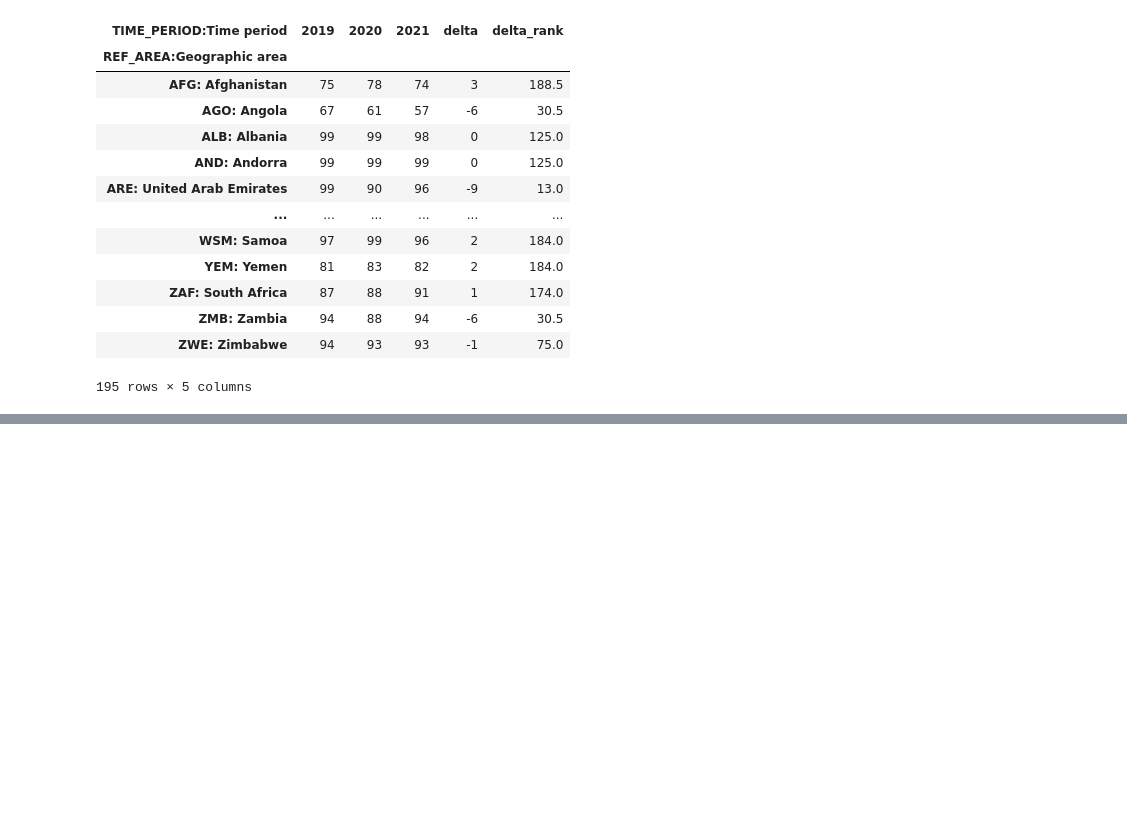
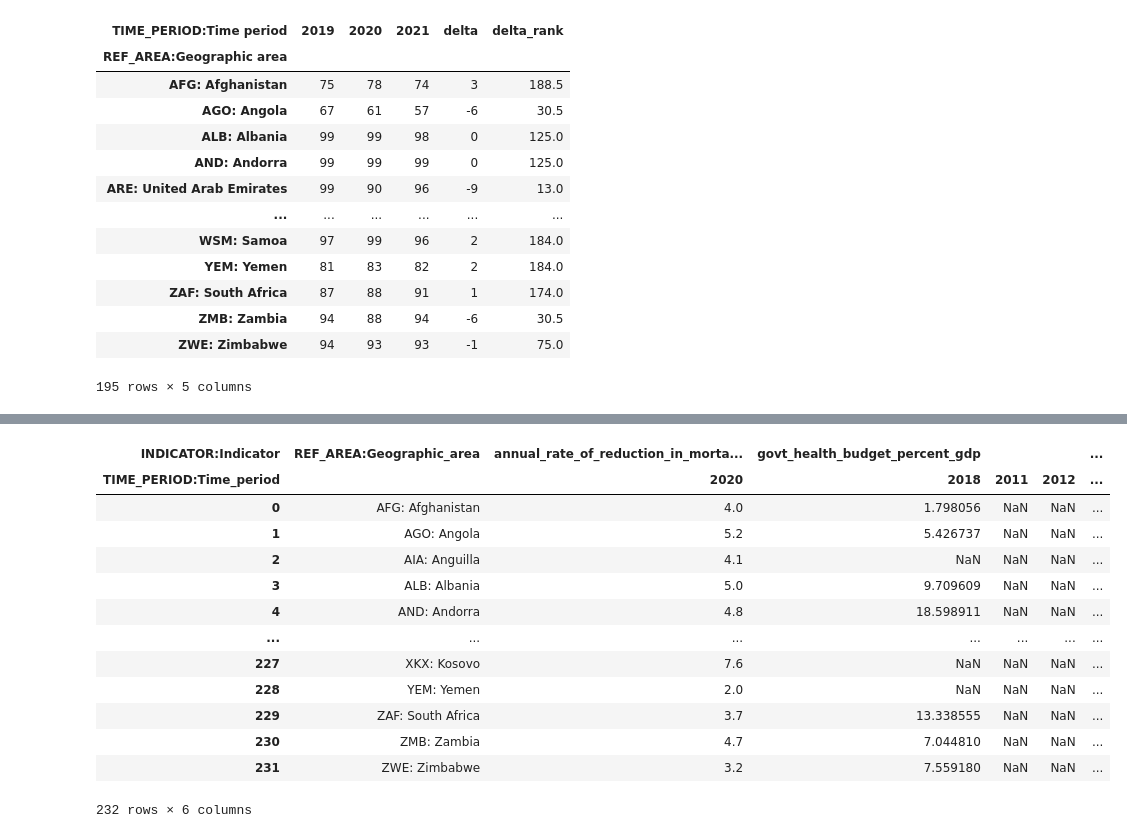
Before and after one commit to ram-senth/w209_vax_viz, a Jupyter notebook: data_preprocessing/global_vaccination_trends_EDA.ipynb, the cells around one changed output, grey strips where cells are left out. Cells and saved outputs as stored; diff of their text form; code cells hidden in the pictures; blank space fills up the shorter version.

```diff
--- a/data_preprocessing/global_vaccination_trends_EDA.ipynb
+++ b/data_preprocessing/global_vaccination_trends_EDA.ipynb
@@ -35,0 +47,6 @@ df_pivoted.to_csv("/content/unicef_dtp_first_shot_coverage_2010_2023_summary.csv
+# %%
+import pandas as pd
+df = pd.read_csv("/content/health_budget_rate_of_reduction.csv")
+# %%
+df.columns = df.columns.str.replace(' ', '_')
+df.columns
@@ -35,0 +71,3 @@ df_pivoted.to_csv("/content/unicef_dtp_first_shot_coverage_2010_2023_summary.csv
+# %%
+filtered_df = df[['REF_AREA:Geographic_area','TIME_PERIOD:Time_period','INDICATOR:Indicator','OBS_VALUE:Observation_Value']]
+filtered_df.head()
@@ -35,0 +96,21 @@ df_pivoted.to_csv("/content/unicef_dtp_first_shot_coverage_2010_2023_summary.csv
+# %%
+new_cols = {'REF_AREA:Geographic_area':'country','ECON_GVT_HLTH_EXP_PTEXP: government expenditure on health (% government budget)':'govt_health_budget_percent_gdp',
+            'CME_ARR_U5MR: Annual rate of reduction in under-five mortality rate (over previous 20 years)':'annual_rate_of_reduction_in_mortality_rate','OBS_VALUE:Observation_Value':'obs_value'}
+pivoted_df = filtered_df.pivot(index='REF_AREA:Geographic_area', columns=['INDICATOR:Indicator','TIME_PERIOD:Time_period'], values='OBS_VALUE:Observation_Value').rename(columns=new_cols).reset_index()
+#pivoted_df = pivoted_df.dropna()
+pivoted_df
+# %% [output]
+| INDICATOR:Indicator | REF_AREA:Geographic_area | annual_rate_of_reduction_in_morta... | govt_health_budget_percent_gdp |  |  | ... |
+| TIME_PERIOD:Time_period |  | 2020 | 2018 | 2011 | 2012 | ... |
+| 0 | AFG: Afghanistan | 4.0 | 1.798056 | NaN | NaN | ... |
+| 1 | AGO: Angola | 5.2 | 5.426737 | NaN | NaN | ... |
+| 2 | AIA: Anguilla | 4.1 | NaN | NaN | NaN | ... |
+| 3 | ALB: Albania | 5.0 | 9.709609 | NaN | NaN | ... |
+| 4 | AND: Andorra | 4.8 | 18.598911 | NaN | NaN | ... |
+| ... | ... | ... | ... | ... | ... | ... |
+| 227 | XKX: Kosovo | 7.6 | NaN | NaN | NaN | ... |
+| 228 | YEM: Yemen | 2.0 | NaN | NaN | NaN | ... |
+| 229 | ZAF: South Africa | 3.7 | 13.338555 | NaN | NaN | ... |
+| 230 | ZMB: Zambia | 4.7 | 7.044810 | NaN | NaN | ... |
+| 231 | ZWE: Zimbabwe | 3.2 | 7.559180 | NaN | NaN | ... |
+232 rows × 6 columns
```
Also changed, not shown: parts of 8 cells of this notebook, 5 other files.
